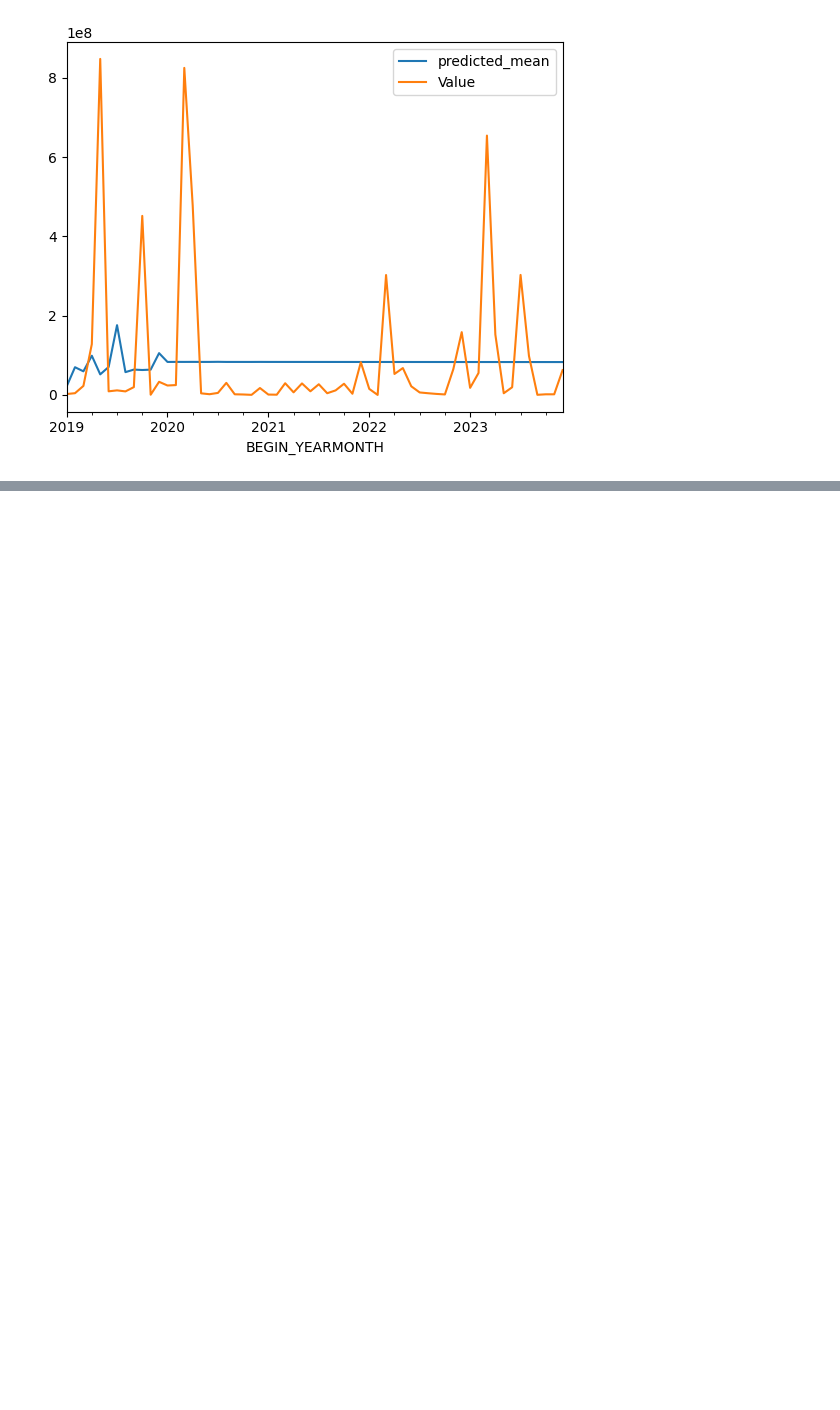
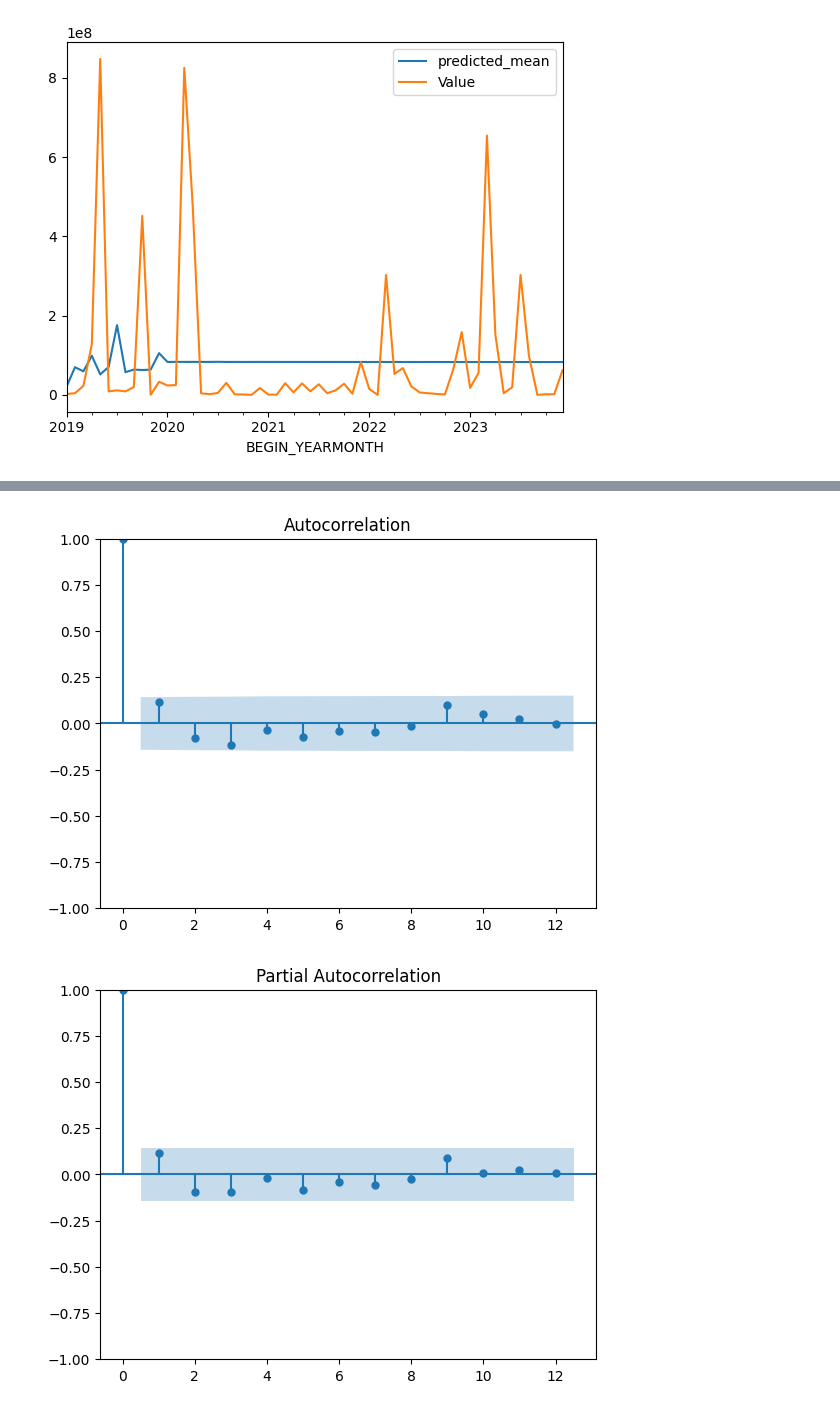
Before and after one commit to chrisk-woods/CS3-DS4002, a Jupyter notebook: SCRIPTS/3-analysis.ipynb, the cells around one changed output, grey strips where cells are left out. Saved outputs shown, nothing was run; the diff lists cells and outputs as text; code cells hidden in the pictures; blank space fills up the shorter version.

```diff
--- a/SCRIPTS/3-analysis.ipynb
+++ b/SCRIPTS/3-analysis.ipynb
@@ -219,0 +304,7 @@ MSE
+# %%
+plot_acf(freq, lags = 12)
+plot_pacf(freq, lags = 12)
+plt.show()
+# %% [output]
+[figure, added]
+[figure, added]
```
Also changed, not shown: parts of 9 cells of this notebook.
